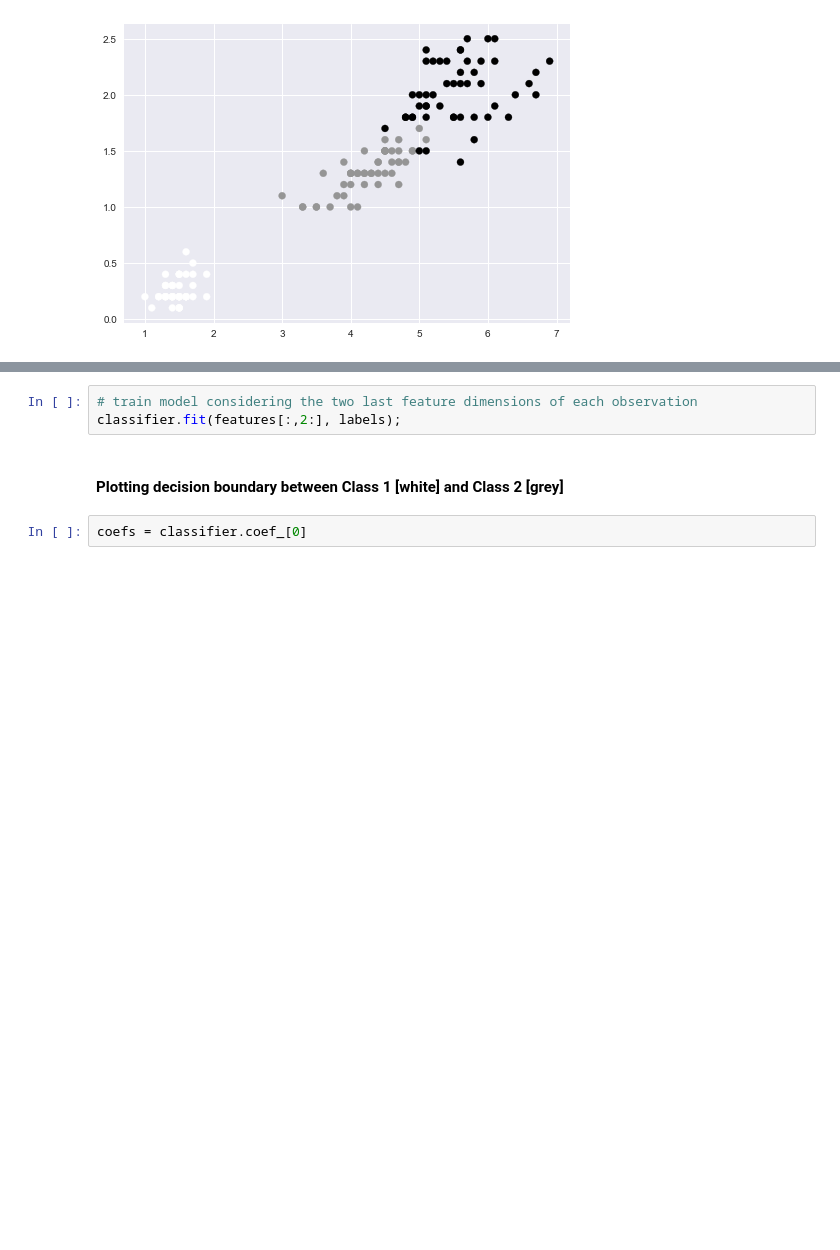
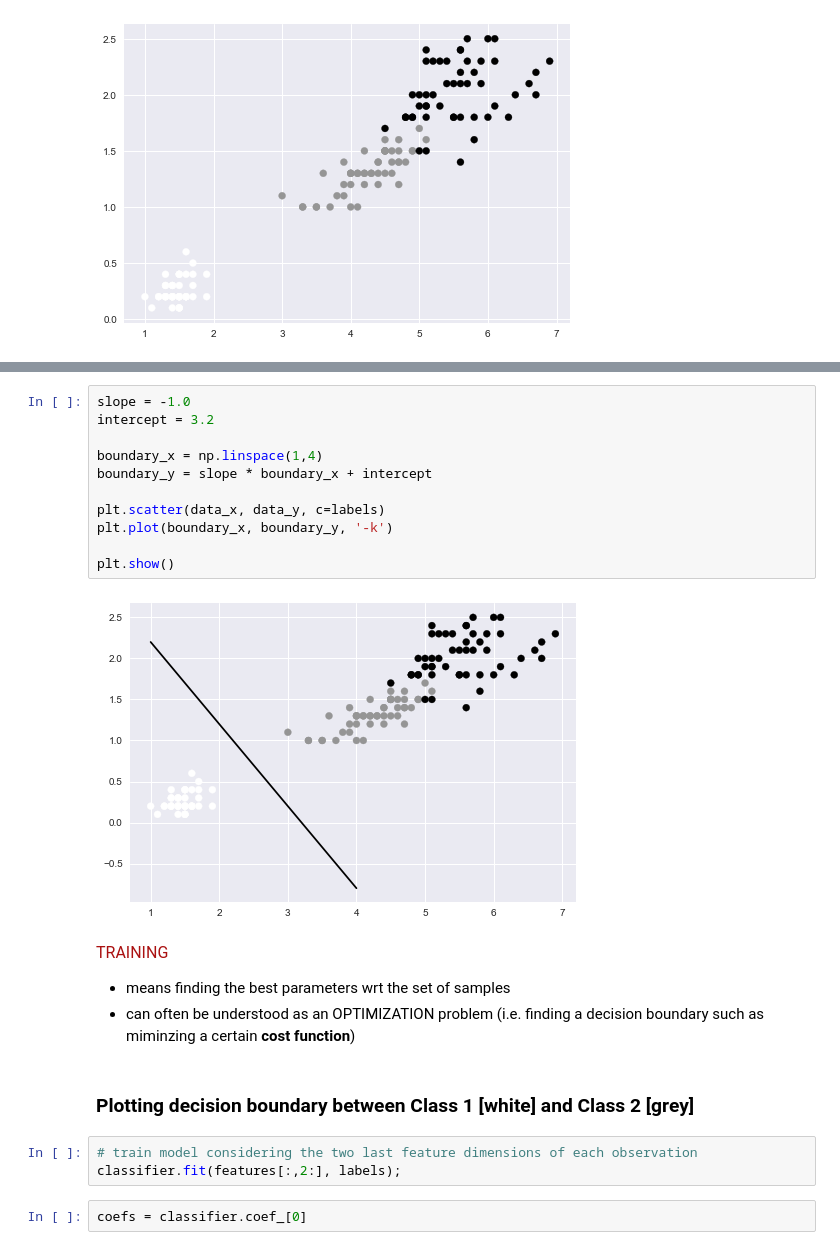
Before and after one commit to florisvanvugt/workshop4june2017, a Jupyter notebook: Introduction_Machine_Learning.ipynb, the cells around one changed output, grey strips where cells are left out. Saved outputs shown, nothing was run; the diff lists cells and outputs as text; blank space fills up the shorter version.

```diff
--- a/Introduction_Machine_Learning.ipynb
+++ b/Introduction_Machine_Learning.ipynb
@@ -136,8 +218,25 @@ plt.show()
+# %%
+slope = -1.0
+intercept = 3.2
+
+boundary_x = np.linspace(1,4)
+boundary_y = slope * boundary_x + intercept
+
+plt.scatter(data_x, data_y, c=labels)
+plt.plot(boundary_x, boundary_y, '-k')
+
+plt.show()
+# %% [output]
+[figure, added]
+# %% [markdown]
+<span style="color:#AA1111; font-size: 16px;">TRAINING</span>
+* means finding the best parameters wrt the set of samples
+* can often be understood as an OPTIMIZATION problem (i.e. finding a decision boundary such as miminzing a certain **cost function**)
+# %% [markdown]
+### Plotting decision boundary between Class 1 [white] and Class 2 [grey]
 # %%
 # train model considering the two last feature dimensions of each observation
 classifier.fit(features[:,2:], labels);
-# %% [markdown]
-#### Plotting decision boundary between Class 1 [white] and Class 2 [grey]
 # %%
 coefs = classifier.coef_[0]
 # %%
```
Also changed, not shown: parts of 99 cells of this notebook.
